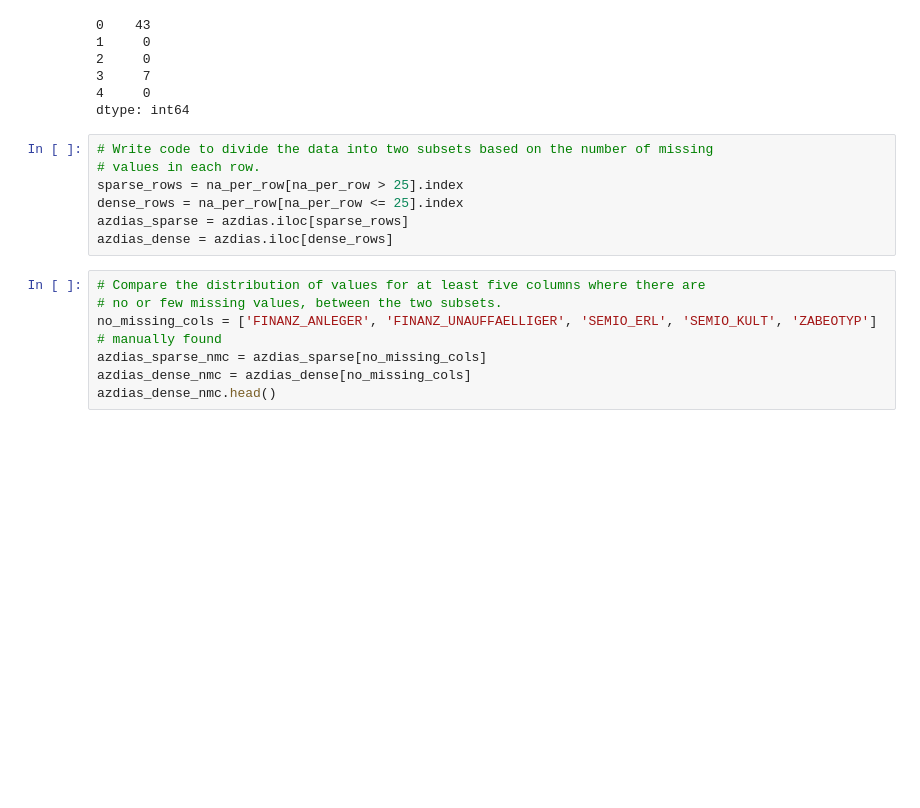
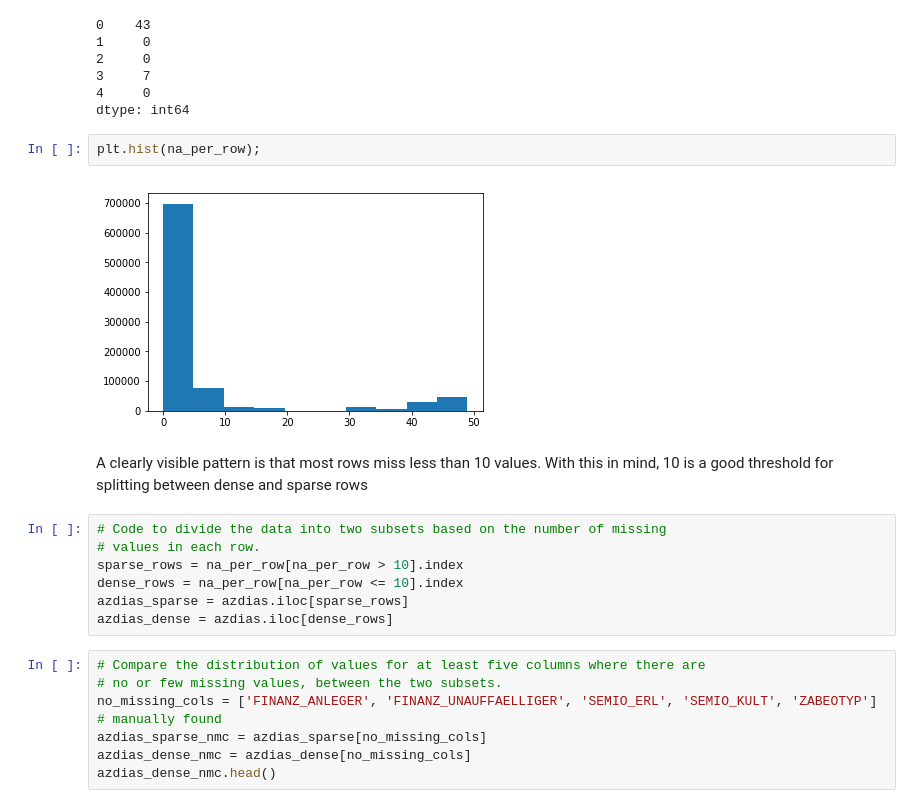
Before and after one commit to V-for-Vaggelis/ML_with_tensorflow_nanodegree, a Jupyter notebook: identify_customer_segments/Identify_Customer_Segments.ipynb, the cells around one changed output. Drawn from its saved outputs; the diff is of its cells as text; blank space fills up the shorter version.

```diff
--- a/identify_customer_segments/Identify_Customer_Segments.ipynb
+++ b/identify_customer_segments/Identify_Customer_Segments.ipynb
@@ -268,11 +264,17 @@ na_per_row.head()
 3     7
 4     0
 dtype: int64
+# %%
+plt.hist(na_per_row);
+# %% [output]
+[figure, added]
+# %% [markdown]
+A clearly visible pattern is that most rows miss less than 10 values. With this in mind, 10 is a good threshold for splitting between dense and sparse rows
 # %%
-# Write code to divide the data into two subsets based on the number of missing
+# Code to divide the data into two subsets based on the number of missing
 # values in each row.
-sparse_rows = na_per_row[na_per_row > 25].index
-dense_rows = na_per_row[na_per_row <= 25].index
+sparse_rows = na_per_row[na_per_row > 10].index
+dense_rows = na_per_row[na_per_row <= 10].index
 azdias_sparse = azdias.iloc[sparse_rows]
 azdias_dense = azdias.iloc[dense_rows]
 # %%
```
Also changed, not shown: parts of 11 cells of this notebook, 1 other file.
